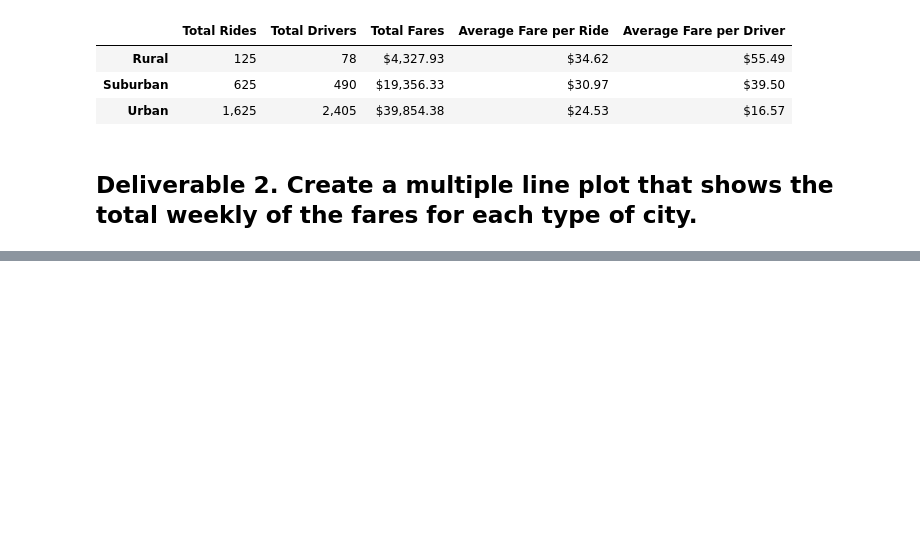
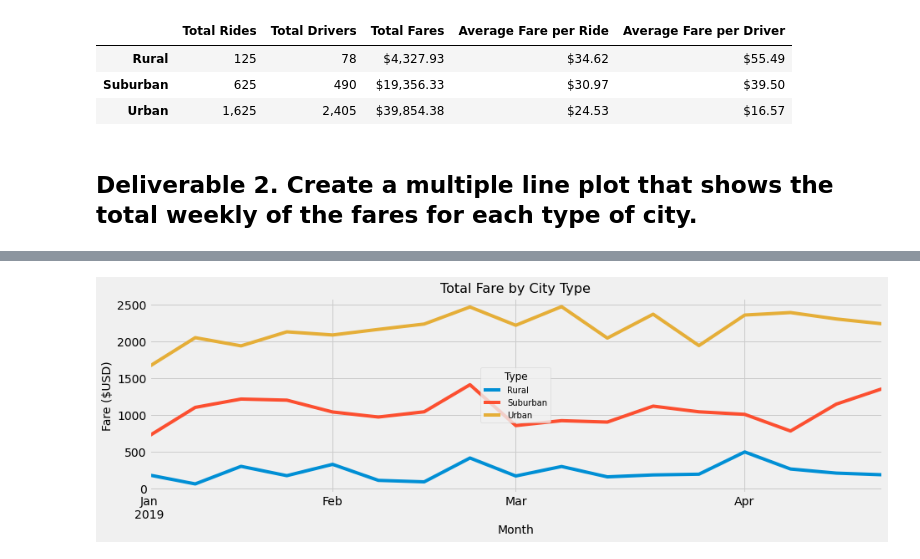
Before and after one commit to bbinvt/PyBer_Analysis, a Jupyter notebook: PyBer_Challenge.ipynb, the cells around one changed output, grey strips where cells are left out. Saved outputs shown, nothing was run; the diff lists cells and outputs as text; code cells hidden in the pictures; blank space fills up the shorter version.

```diff
--- a/PyBer_Challenge.ipynb
+++ b/PyBer_Challenge.ipynb
@@ -137,3 +175,5 @@ summary_df
 # %%
 # 4. Create a pivot table with the 'date' as the index, the columns ='type', and values='fare'
 # to get the total fares for each type of city by the date.
+pyber_by_date = pyber_data_df.pivot(index='date', columns='type', values='fare')
+pyber_by_date.info()
@@ -140,2 +191,5 @@ summary_df
 # %%
 # 5. Create a new DataFrame from the pivot table DataFrame using loc on the given dates, '2019-01-01':'2019-04-29'.
+
+Jan_Apr_df = pyber_by_date.loc['2019-01-01':'2019-04-29']
+Jan_Apr_df
@@ -142,3 +211,5 @@ summary_df
 # %%
 # 6. Set the "date" index to datetime datatype. This is necessary to use the resample() method in Step 8.
 # df.index = pd.to_datetime(df.index)
+Jan_Apr_df.index = pd.to_datetime(Jan_Apr_df.index)
+Jan_Apr_df.head()
@@ -147,2 +238,4 @@ summary_df
 # %%
 # 8. Create a new DataFrame using the "resample()" function by week 'W' and get the sum of the fares for each week.
+weeks_df = Jan_Apr_df.resample("W").sum()
+weeks_df
@@ -149,7 +262,30 @@ summary_df
 # %%
 # 8. Using the object-oriented interface method, plot the resample DataFrame using the df.plot() function.
 
+
 # Import the style from Matplotlib.
 from matplotlib import style
+
 # Use the graph style fivethirtyeight.
 style.use('fivethirtyeight')
+
+weeks_df.plot(figsize=(14,4))
+
+
+# Add Labels
+plt.ylabel("Fare ($USD)", fontsize=14)
+plt.xlabel("Month", fontsize=14)
+plt.title("Total Fare by City Type", fontsize=16)
+
+# Add legend
+lgnd = plt.legend(fontsize="10", loc="center", title="Type")
+lgnd.get_title().set_fontsize(12)
+
+# Save as image
+
+plt.savefig('analysis/PyBer_fare_summary.png')
+
+# Show plot
+plt.show()
+# %% [output]
+[figure, added]
```
Also changed, not shown: parts of 10 cells of this notebook.
